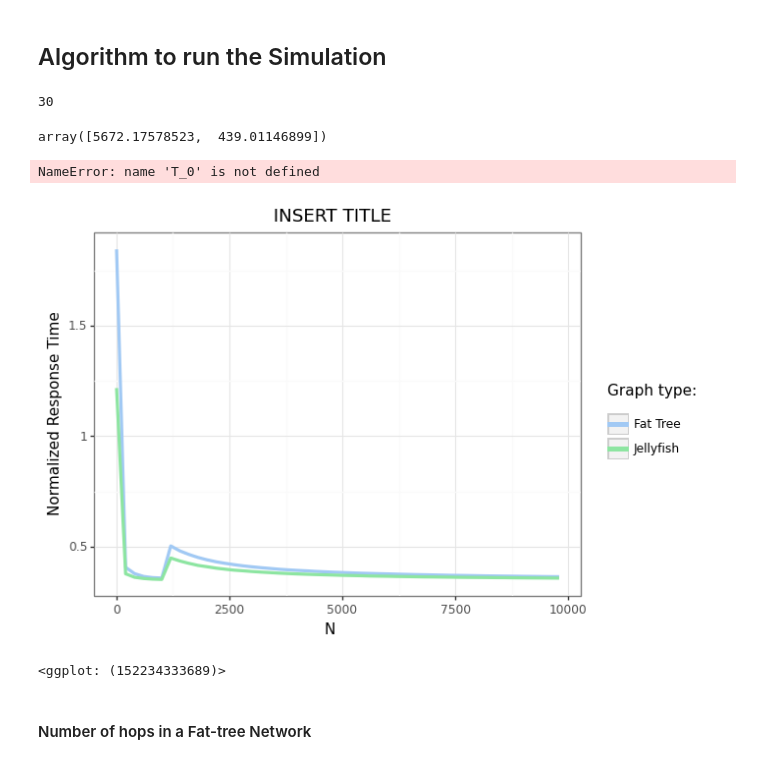
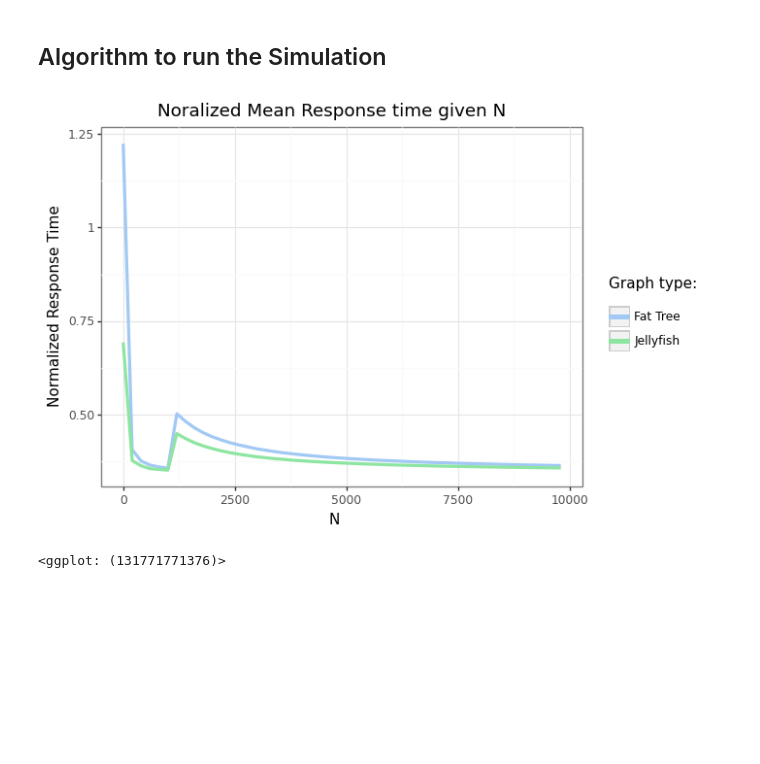
Before and after one commit to Matteo-Candi/Data_Center, a Jupyter notebook: main.ipynb, the cells around one changed output. Cells and saved outputs as stored; diff of their text form; code cells hidden in the pictures; blank space fills up the shorter version.

```diff
--- a/main.ipynb
+++ b/main.ipynb
@@ -80,7 +80,7 @@ def check_time(seq_k, graph_type, p=None, r=None):
 
     return time_data, connect_1, connect_2, connect_3
 # %%
-seq_k = np.arange(5, 25)
+seq_k = np.arange(5, 300, 20)
 time_data, x,y,z = check_time(seq_k, 'ER', p=0.3, r=None)
 # %%
 # Check connectivity with all 3 methods.
@@ -245,11 +279,6 @@ def fat_tree(n):
 # %%
 # Generate Fat Tree graph.
-G_ft = fat_tree(n)
-
-# Replace 'host' labels with 'server'.
-for node in G_ft.nodes():
-    if G_ft.nodes[node]['type'] == 'host':
-        G_ft.nodes[node]['type'] = 'server'
+G_ft = fat_tree_generator(n)
 
 # Check number of servers and switches.
 count_server_ft = sum(1 for node in G_ft.nodes() if G_ft.nodes[node]['type'] == 'server')
@@ -269,24 +298,7 @@ Number of switches: 5120
 - (n-r) $\longrightarrow$ number of ports of a switch dedicated to servers
 # %%
 n_switch_r_regular = int(count_server_ft / (n/2))
-G_jelly = nx.random_regular_graph(r, n_switch_r_regular)
-
-# Set labels.
-node_attributes = {node: {'type': 'switch'} for node in G_jelly.nodes}
-nx.set_node_attributes(G_jelly, node_attributes)
-
-# Add servers.
-for i in range(n_switch_r_regular, (n_switch_r_regular * r) + n_switch_r_regular):
-    G_jelly.add_node(i, type = 'server')
-
-servers = [node for node in G_jelly.nodes() if G_jelly.nodes[node]['type'] == 'server']
-
-# Connect servers to switches.
-counter = 32
-for i in range(n_switch_r_regular):
-    for j in range(counter - 32, counter):
-        G_jelly.add_edge(i, servers[j])
-    counter += 32
+G_jelly = jellyfish_generator(r, n_switch_r_regular)
 
 # Check number of servers and switches.
 count_server_ft = sum(1 for node in G_jelly.nodes() if G_jelly.nodes[node]['type'] == 'server')
@@ -385,25 +395,18 @@ def simulation_R(G, M, list_N, C, T_0, Lf, Lo, E_X, f):
         simulations.append(np.mean(list_R))
 
     return np.array(simulations)
-# %%
-T_0
-# %% [output]
-30
-# %%
-N = 2
-rv = expon(scale= (E_X/N))
-rv.rvs(size=N)
-# %% [output]
-array([5672.17578523,  439.01146899])
 # %%
 # Baseline
 R_baseline = T_0 + E_X
 
 # Simulation paramters.
-M = 1
-list_N = [1, 32]
+M = 10
+list_N = np.arange(1, 10_001, 200)
 
 # Simulation.
-simulation_R(G_ft, M, list_N, C, T_0, Lf, Lo, E_X, f)
+ft_simulation = simulation_R(G_ft, M, list_N, C, T_0, Lf, Lo, E_X, f)
+jelly_simulation = simulation_R(G_jelly, M, list_N, C, T_0, Lf, Lo, E_X, f)
+
+# Normalization.
+ft_simulation_norm = ft_simulation / R_baseline
+jelly_simulation_norm = jelly_simulation / R_baseline
-# %% [output]
-NameError: name 'T_0' is not defined
@@ -425,17 +413,15 @@ jelly_simulation_norm = jelly_simulation / R_baseline
 # %%
 line_size = 1.3
 
 ( ggplot() +
   aes(x = list_N) +
   labs(x='N',
         y='Normalized Response Time',
-        title = ' INSERT TITLE') +
+        title = 'Noralized Mean Response time given N ') +
   geom_line(aes(y=ft_simulation_norm, color = '"#A1C9F4"'), size=line_size) +
   geom_line(aes(x = list_N, y= jelly_simulation_norm, color='"#8DE5A1"'), size=line_size ) +
   theme_bw() +
   scale_color_identity(guide='legend', name = 'Graph type: \n\n ', breaks=['#A1C9F4','#8DE5A1'], labels=['Fat Tree','Jellyfish']))#.draw()
 # %% [output]
-[figure, old version]
+[figure, new version]
-<ggplot: (152234333689)>
+<ggplot: (131771771376)>
-# %% [markdown]
-#### Number of hops in a Fat-tree Network
```
Also changed, not shown: parts of 7 cells of this notebook.
